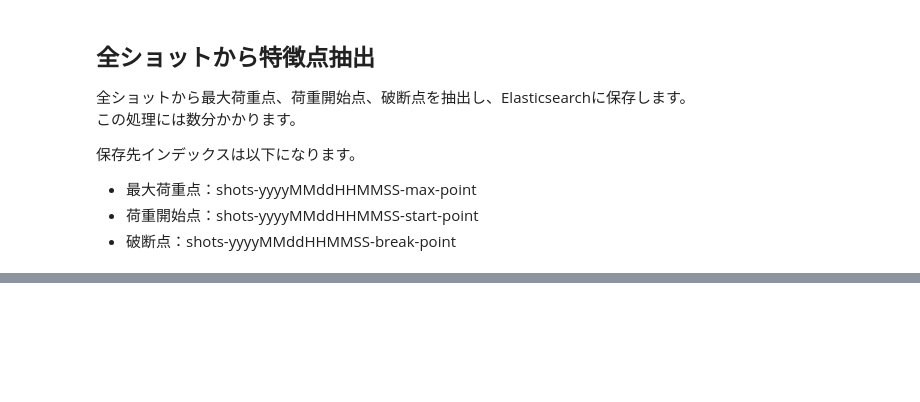
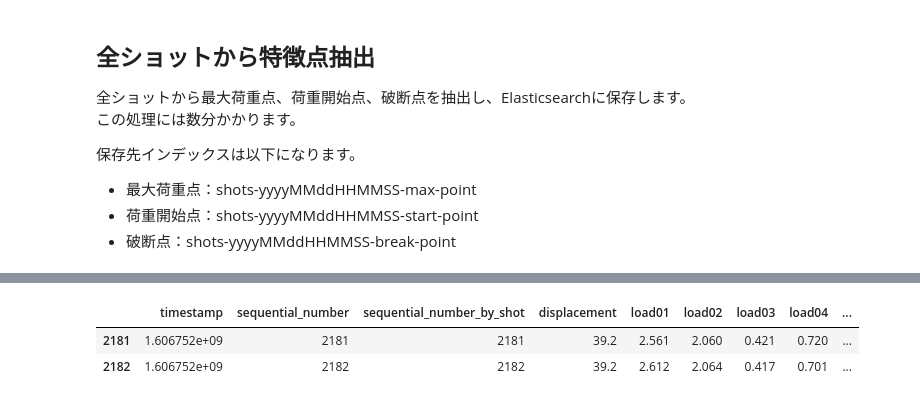
Before and after one commit to ymiyamoto5/data-analysis-platform-bak, a Jupyter notebook: notebooks/analyze.ipynb, the cells around one changed output, grey strips where cells are left out. Saved outputs shown, nothing was run; the diff lists cells and outputs as text; code cells hidden in the pictures; blank space fills up the shorter version.

```diff
--- a/notebooks/analyze.ipynb
+++ b/notebooks/analyze.ipynb
@@ -92,0 +137,6 @@ apply finished. elapsed time: 0:02:11.665524
+# %%
+shot_df[2181:2183]
+# %% [output]
+|  | timestamp | sequential_number | sequential_number_by_shot | displacement | load01 | load02 | load03 | load04 | ... |
+| 2181 | 1.606752e+09 | 2181 | 2181 | 39.2 | 2.561 | 2.060 | 0.421 | 0.720 | ... |
+| 2182 | 1.606752e+09 | 2182 | 2182 | 39.2 | 2.612 | 2.064 | 0.417 | 0.701 | ... |
```
Also changed, not shown: parts of 5 cells of this notebook, 1 other file.
